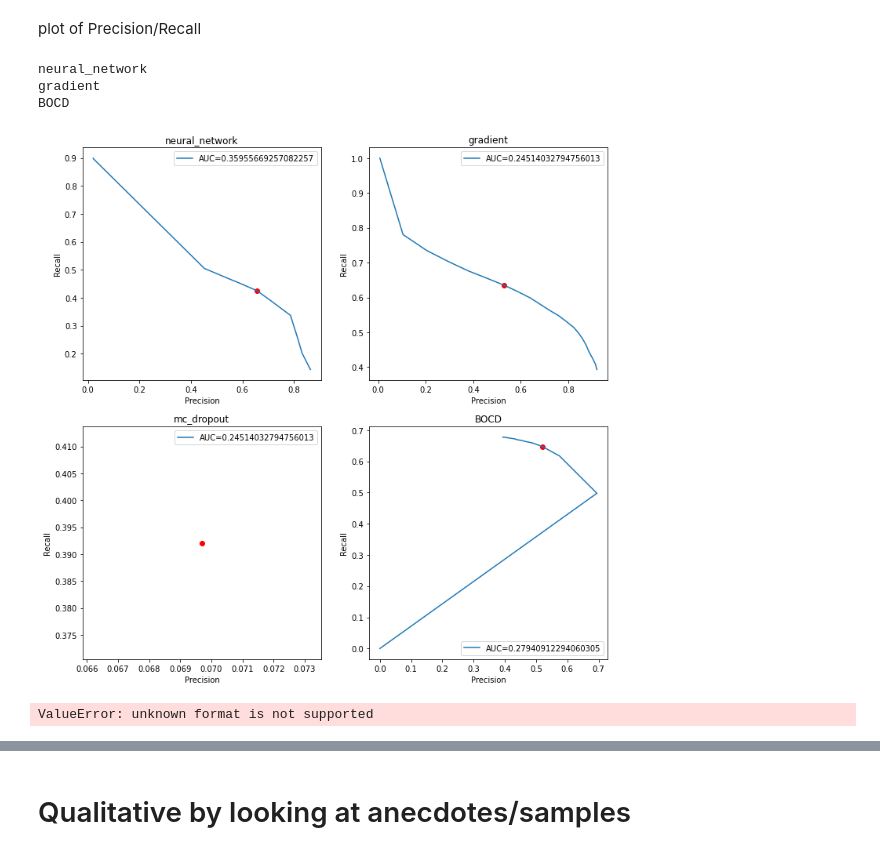
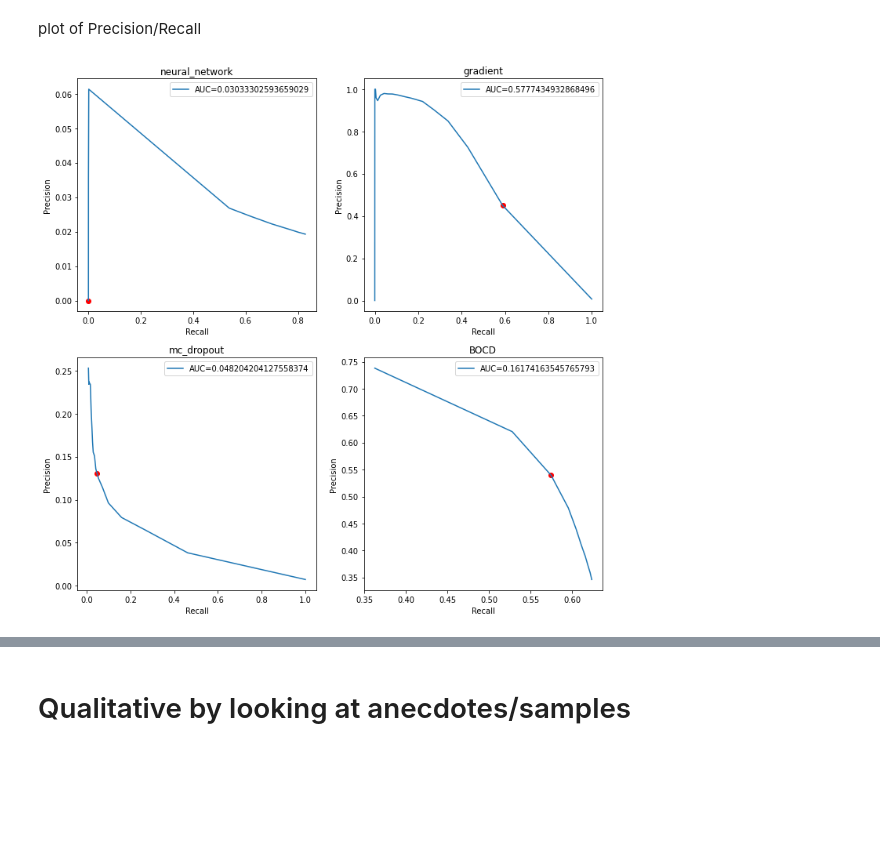
Before and after one commit to RichRast/Ge3Net, a Jupyter notebook: Notebooks/Shared_Notebooks/Ge2Net_changepoints_Analysis.ipynb, the cells around one changed output, grey strips where cells are left out. Cells and saved outputs as stored; diff of their text form; code cells hidden in the pictures; blank space fills up the shorter version.

```diff
--- a/Notebooks/Shared_Notebooks/Ge2Net_changepoints_Analysis.ipynb
+++ b/Notebooks/Shared_Notebooks/Ge2Net_changepoints_Analysis.ipynb
@@ -199,7 +203,7 @@ nnThresh=0.47
 # gradient method, choose the threshold for gradient difference in predictions
 # %%
 df_grad=prMetricsByThresh(cpMethod.gradient.name, torch.tensor(results.t_out.coord_main).float(), \
-                        valid_dataset.data['cps'].unsqueeze(2).float(), 20, 0,1)
+                        valid_dataset.data['cps'].unsqueeze(2).float(), 20, 0,2)
 df_grad.style.background_gradient(cmap="Blues")
 # %% [output]
 prCounts:PrCounts(TP=7957.0, FP=1114866.0, TN=34227.0, FN=0.0)
@@ -239,10 +243,10 @@ Finished 'prMetricsByThresh' in 8.9796 secs
 # %%
-gradThresh=0.3
+gradThresh=0.1
 # %% [markdown]
 # mc dropout variance, choose the threshold for difference in variance
 # %%
 df_var=prMetricsByThresh(cpMethod.mc_dropout.name, torch.tensor(results.t_out.y_var).float(), \
-                        valid_dataset.data['cps'].unsqueeze(2).float(), 20, 0,0.25)
+                        valid_dataset.data['cps'].unsqueeze(2).float(), 20, 0, 0.3)
 df_var.style.background_gradient(cmap="Blues")
 # %% [output]
 prCounts:PrCounts(TP=7957.0, FP=1118498.0, TN=30595.0, FN=0.0)
@@ -301,5 +305,5 @@ Finished 'run_recursive' in 192.8443 secs
 # %%
 df_bocd=prMetricsByThresh(cpMethod.BOCD.name, model_cpd.cp, \
-                        valid_dataset.data['cps'].unsqueeze(2).float(), 20,1,11)
+                        valid_dataset.data['cps'].unsqueeze(2).float(), 20,1,10)
 df_bocd.style.background_gradient(cmap="Blues")
 # %% [output]
@@ -366,25 +370,14 @@ plot of Precision/Recall
 # %%
 fig, ax = plt.subplots(2,2,figsize=[12,12])
 
 for (row,col), df, name in zip(itertools.product([0,1],[0,1]),[df_nn, df_grad, df_var, df_bocd],[cp.name for cp in cpMethod]) :
-    if name!="mc_dropout":
-        print(name)
-        line1=ax[row,col].plot(df['Precision'], df['Recall'], label="AUC="+str(auc(df['Recall'], df['Precision'])))
-    ax[row,col].set_xlabel('Precision')
-    ax[row,col].set_ylabel('Recall')
+    line1=ax[row,col].plot(df['Recall'], df['Precision'], label="AUC="+str(auc(df['Recall'], df['Precision'])))
+    ax[row,col].set_ylabel('Precision')
+    ax[row,col].set_xlabel('Recall')
     ax[row,col].set_title(name)
     df_row=df_summary[df_summary.Name==name]
-    ax[row,col].scatter(df_row['Precision'], df_row['Recall'], color='r')
+    ax[row,col].scatter(df_row['Recall'], df_row['Precision'], color='r')
     ax[row,col].legend(handles=line1, loc="best")
 plt.show()
 # %% [output]
-neural_network
-gradient
-BOCD
-[figure, old version]
+[figure, new version]
-# %%
-precision, recall, thresholds = precision_recall_curve(valid_dataset.data['cps'].unsqueeze(2).float(), model_cpd.cp)
-# Use AUC function to calculate the area under the curve of precision recall curve
-auc_precision_recall = auc(recall, precision)
-# %% [output]
-ValueError: unknown format is not supported
```
Also changed, not shown: parts of 28 cells of this notebook, 1 other file.
